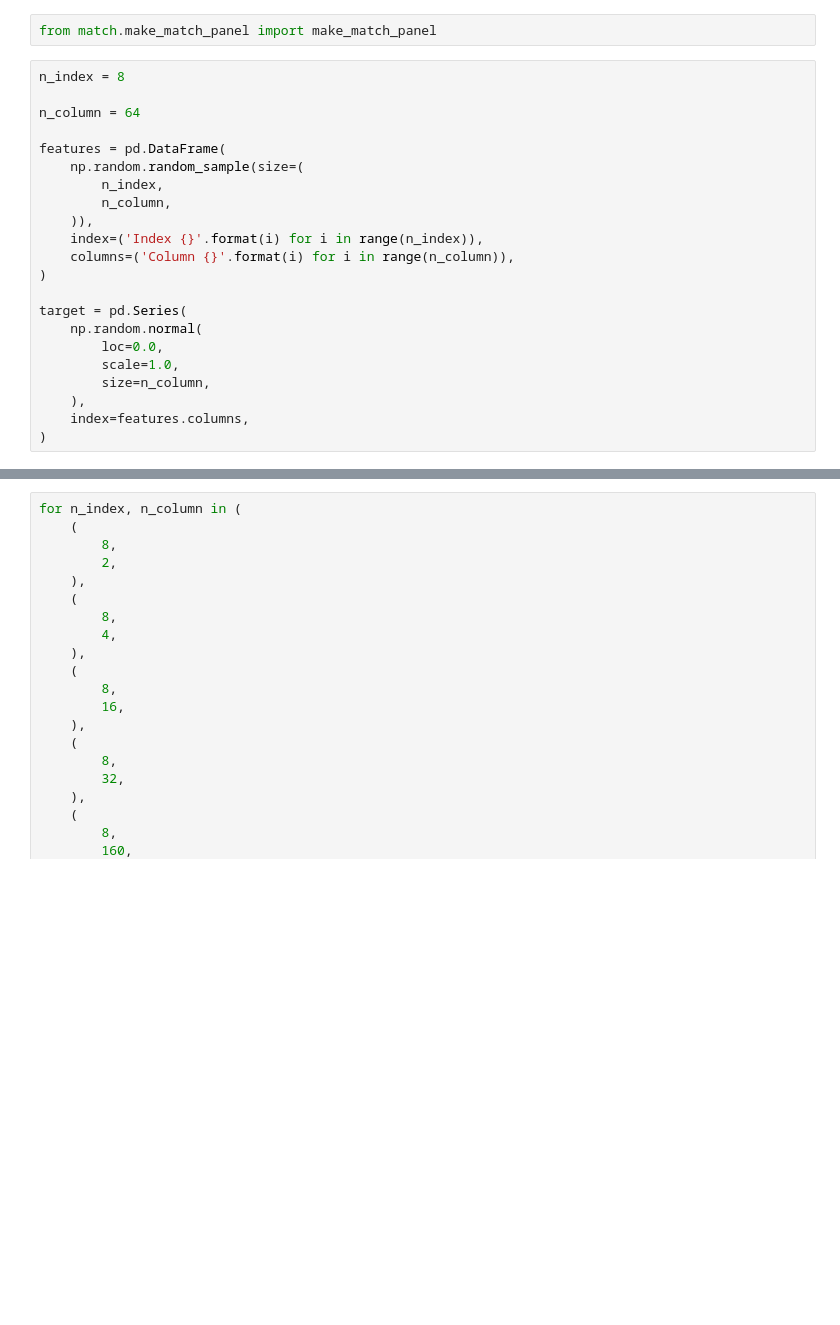
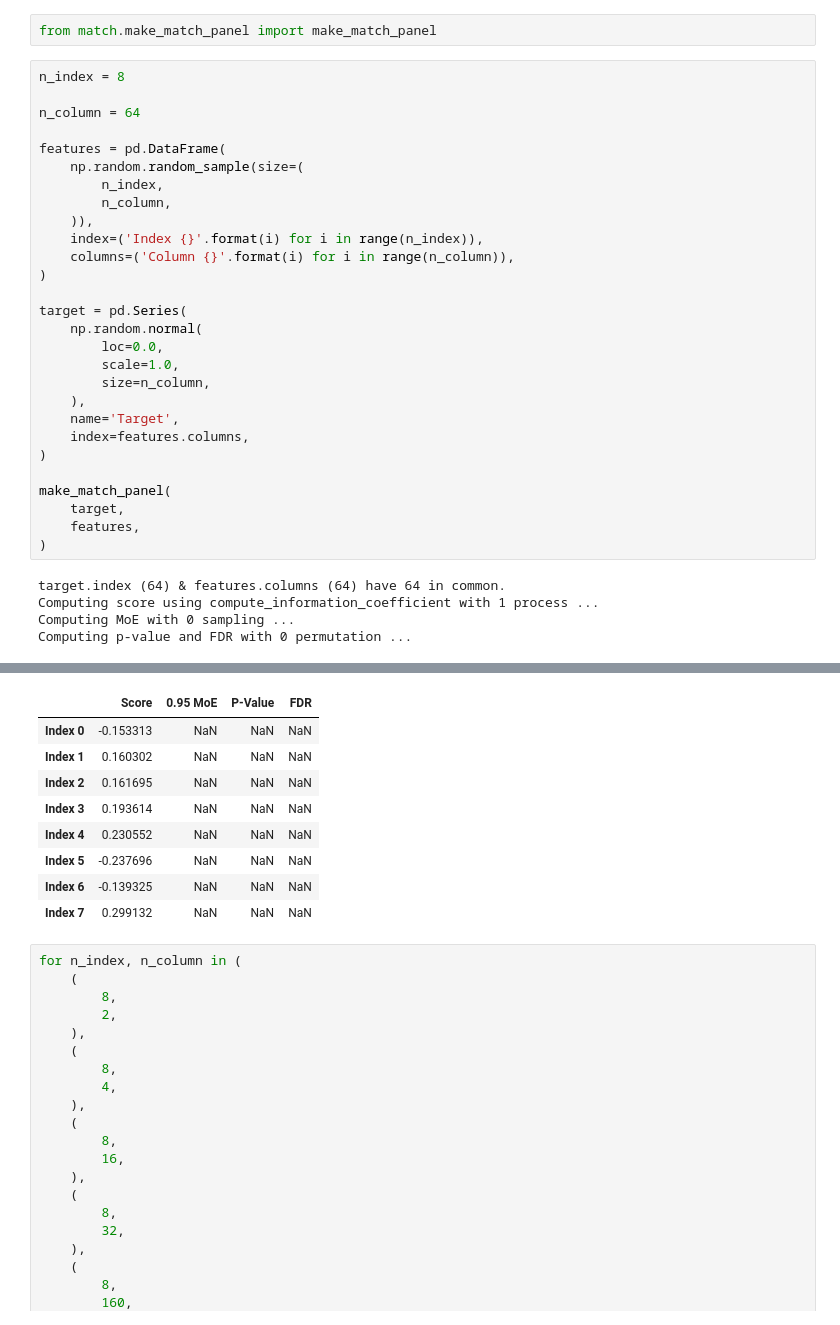
Before and after one commit to alex-wenzel/match, a Jupyter notebook: notebook/match.ipynb, the cells around one changed output, grey strips where cells are left out. Drawn from its saved outputs; the diff is of its cells as text; blank space fills up the shorter version.

```diff
--- a/notebook/match.ipynb
+++ b/notebook/match.ipynb
@@ -44,5 +44,16 @@ target = pd.Series(
         scale=1.0,
         size=n_column,
     ),
+    name='Target',
     index=features.columns,
 )
+
+make_match_panel(
+    target,
+    features,
+)
+# %% [output]
+target.index (64) & features.columns (64) have 64 in common.
+Computing score using compute_information_coefficient with 1 process ...
+Computing MoE with 0 sampling ...
+Computing p-value and FDR with 0 permutation ...
@@ -49,3 +61,12 @@ target = pd.Series(
+|  | Score | 0.95 MoE | P-Value | FDR |
+| Index 0 | -0.153313 | NaN | NaN | NaN |
+| Index 1 | 0.160302 | NaN | NaN | NaN |
+| Index 2 | 0.161695 | NaN | NaN | NaN |
+| Index 3 | 0.193614 | NaN | NaN | NaN |
+| Index 4 | 0.230552 | NaN | NaN | NaN |
+| Index 5 | -0.237696 | NaN | NaN | NaN |
+| Index 6 | -0.139325 | NaN | NaN | NaN |
+| Index 7 | 0.299132 | NaN | NaN | NaN |
 # %%
 for n_index, n_column in (
     (
```
Also changed, not shown: parts of 1 cell of this notebook.
